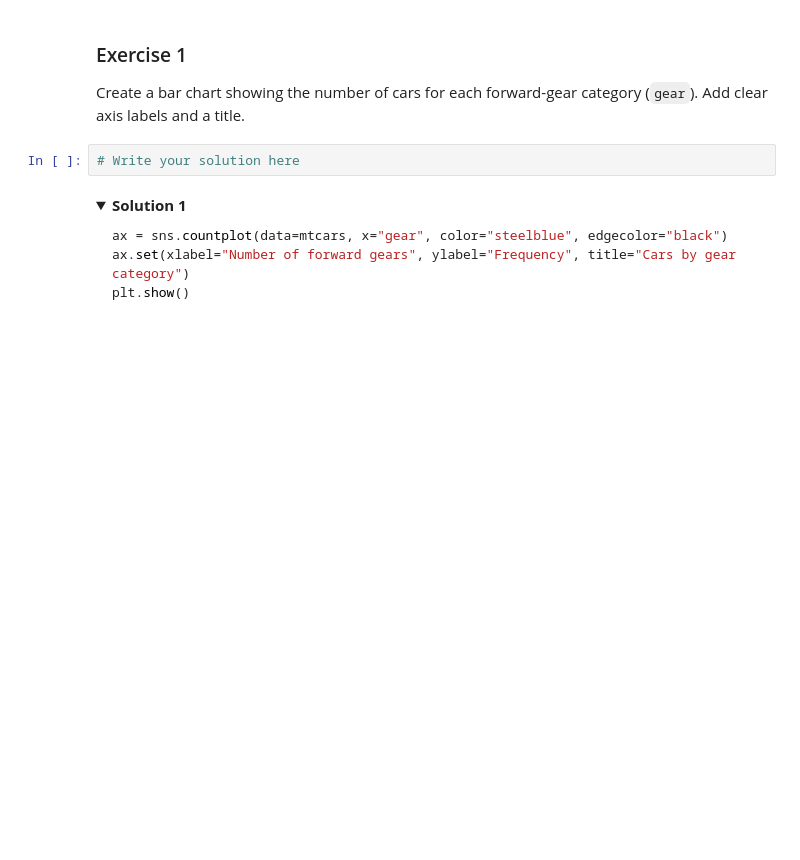
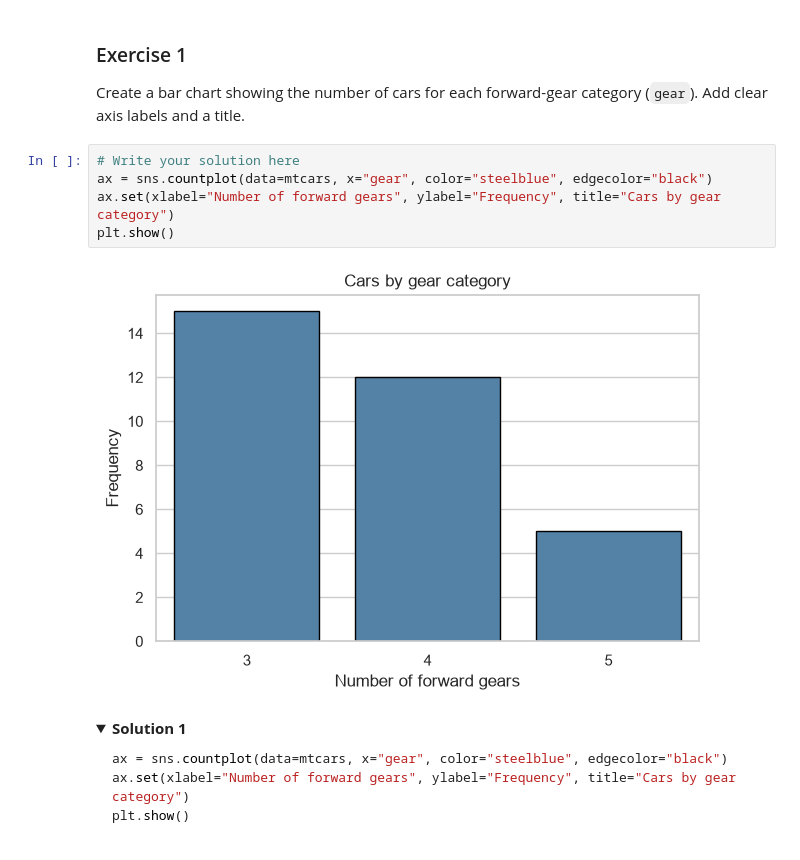
Before and after one commit to GitGud031005/AI-zero2hero-workshop, a Jupyter notebook: Notebooks_local/Day1_Lab2_Exploring_Data_Part2.ipynb, the cells around one changed output. Drawn from its saved outputs; the diff is of its cells as text; folded sections open; blank space fills up the shorter version.

```diff
--- a/Notebooks_local/Day1_Lab2_Exploring_Data_Part2.ipynb
+++ b/Notebooks_local/Day1_Lab2_Exploring_Data_Part2.ipynb
@@ -151,6 +144,11 @@ plt.show()
 Create a bar chart showing the number of cars for each forward-gear category (`gear`). Add clear axis labels and a title.
 # %%
 # Write your solution here
+ax = sns.countplot(data=mtcars, x="gear", color="steelblue", edgecolor="black")
+ax.set(xlabel="Number of forward gears", ylabel="Frequency", title="Cars by gear category")
+plt.show()
+# %% [output]
+[figure, added]
 # %% [markdown]
 <details>
 <summary><strong>Solution 1</strong></summary>
```
Also changed, not shown: parts of 16 cells of this notebook, 1 other file.
